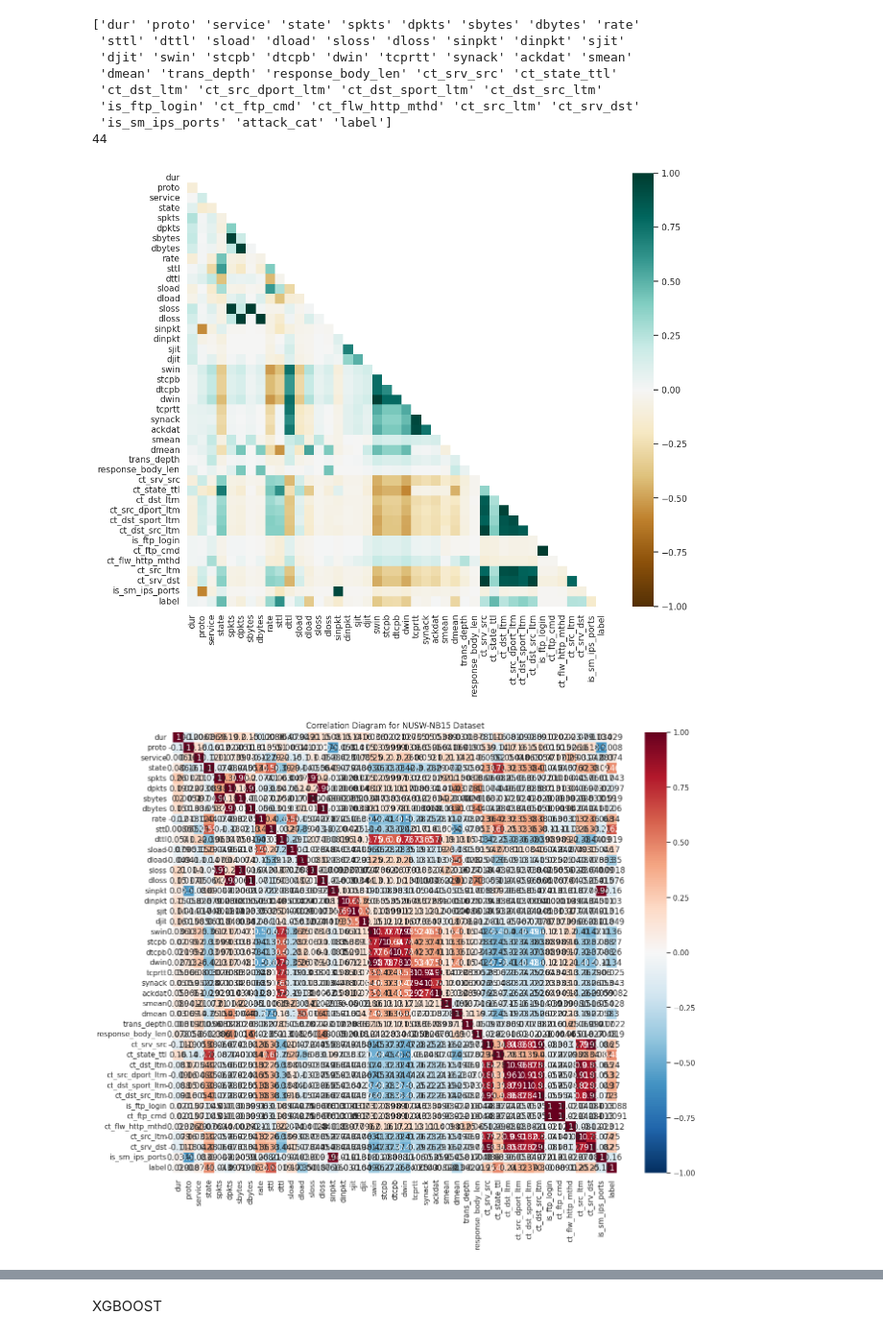
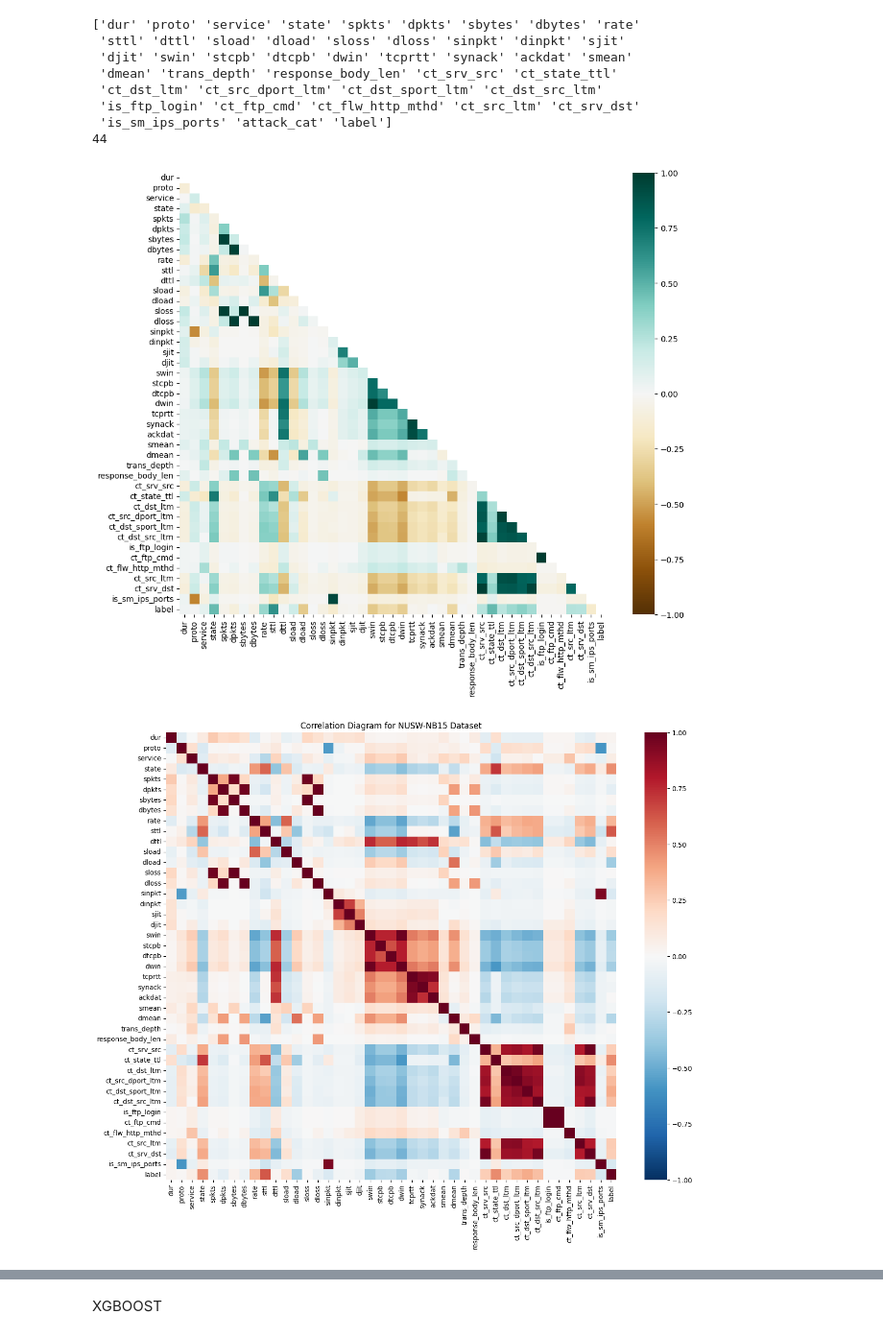
Before and after one commit to Abugahh/Detecting-Networks-Anomaly-using-ML, a Jupyter notebook: Project.ipynb, the cells around one changed output, grey strips where cells are left out. Shown at 96% size. Cells and saved outputs as stored; diff of their text form; code cells hidden in the pictures.

```diff
--- a/Project.ipynb
+++ b/Project.ipynb
@@ -582,3 +590,6 @@ viz.view() # this will open the image in a separate window
+# %%
+import matplotlib.pyplot as plt
+plt.rcParams['font.family'] = 'DejaVu Serif Display'  # Or any other available font
 # %%
 from sklearn.metrics import recall_score
 from sklearn.metrics import accuracy_score
@@ -752,0 +830,10 @@ print(export_text(rf_best,feature_names=feature_names))
+# %%
+#visiualizing one tree
+import sklearn.tree
+import matplotlib.pyplot as plt
+from sklearn import tree
+plt.figure(figsize=(50,40))
+plt.rcParams.update({'font.size': 15})
+
+tree.plot_tree(rf_best.estimators_[0], filled=True, rounded=True)
+plt.show()
@@ -781,25 +1061,31 @@ import matplotlib.pyplot as plt
 
 
 df_numeric = df.select_dtypes(include=np.number)
+#selects only the columns in df that have a numeric data type (like int or float), and stores them in a new DataFrame df_numeric
+
 
 plt.figure(figsize=(12, 10))
 mask = np.triu(np.ones_like(df_numeric.corr()))
+#This line creates a mask for the upper triangle of the correlation matrix. This is done because the correlation matrix is symmetric, and we don’t need to display the same information twice.
 sns.heatmap(df_numeric.corr(),vmin=-1, vmax=1,cmap='BrBG', mask=mask)
+
+#The vmin and vmax arguments set the color scale to range from -1 to 1, which is the range of possible correlation values.
 plt.show()
 # %% [output]
-[figure, old version]
+[figure, new version]
 # %%
 
 # select only the numeric columns
 df_numeric = df.select_dtypes(include=np.number)
 
 # calculate the correlation coefficients
 corr = df_numeric.corr(method="pearson")
 
 # plot the heatmap
 plt.figure(figsize=(15,12))
-sns.heatmap(corr, annot=True, cmap="RdBu_r", vmin=-1, vmax=1)
+# sns.heatmap(corr, annot=True, cmap="RdBu_r", vmin=-1, vmax=1) ##annot w values true
+sns.heatmap(corr, annot=False, cmap="RdBu_r", vmin=-1, vmax=1)  ##annot without values false
 plt.title("Correlation Diagram for NUSW-NB15 Dataset")
 plt.show()
 # %% [output]
-[figure, old version]
+[figure, new version]
```
Also changed, not shown: parts of 23 cells of this notebook, 1 other file.
